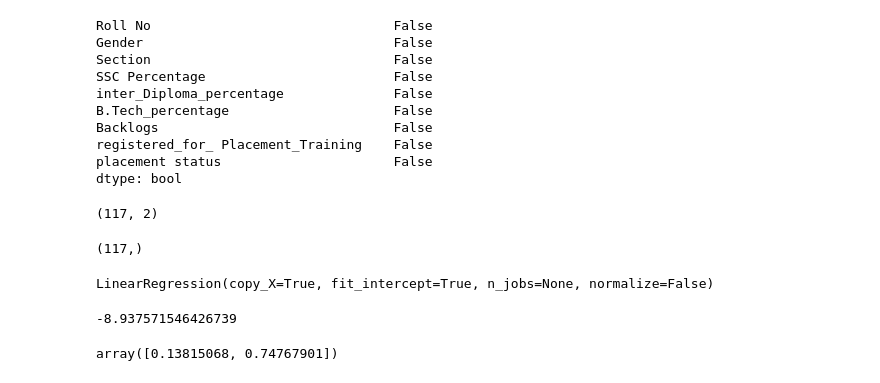
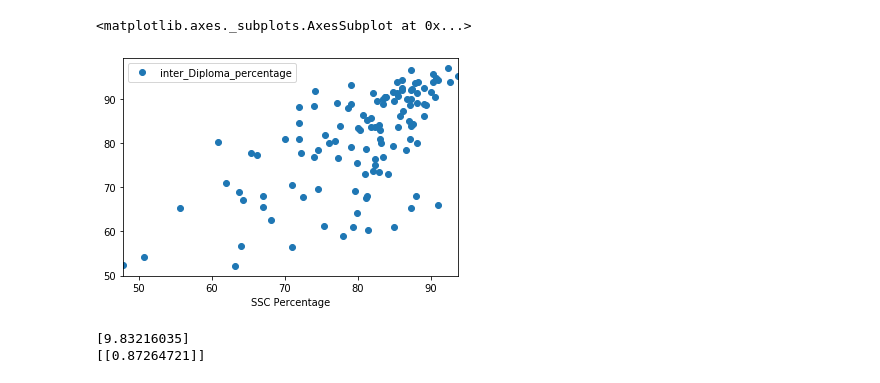
Before and after one commit to 19PA1A0488/LinearRegression, a Jupyter notebook: univariate LinearRegression.ipynb, the cells around one changed output. Cells and saved outputs as stored; diff of their text form; code cells hidden in the pictures.

```diff
--- a/univariate LinearRegression.ipynb
+++ b/univariate LinearRegression.ipynb
@@ -34,13 +26,0 @@ marks=marks.fillna(method="ffill")
-# %%
-marks.isna().any()
-# %% [output]
-Roll No                               False
-Gender                                False
-Section                               False
-SSC Percentage                        False
-inter_Diploma_percentage              False
-B.Tech_percentage                     False
-Backlogs                              False
-registered_for_ Placement_Training    False
-placement status                      False
-dtype: bool
@@ -50,8 +27,5 @@ y = marks['B.Tech_percentage'].values
-# %%
-x.shape
-# %% [output]
-(117, 2)
-# %%
-y.shape
-# %% [output]
-(117,)
+# %%
+stud.plot(x='SSC Percentage',y='inter_Diploma_percentage',style='o')
+# %% [output]
+<matplotlib.axes._subplots.AxesSubplot at 0x...>
+[figure, added]
@@ -60,14 +39,9 @@ X_train, X_test, y_train, y_test = train_test_split(X, y, test_size=0.2, random_
 # %%
-model = LinearRegression()
-model.fit(X_train, y_train)
+model=LinearRegression()
+model.fit(X_train,Y_train)
+print(model.intercept_)
+print(model.coef_)
 # %% [output]
-LinearRegression(copy_X=True, fit_intercept=True, n_jobs=None, normalize=False)
+[9.83216035]
+[[0.87264721]]
-# %%
-model.intercept_
-# %% [output]
--8.937571546426739
-# %%
-model.coef_
-# %% [output]
-array([0.13815068, 0.74767901])
 # %%
```
Also changed, not shown: parts of 11 cells of this notebook.
